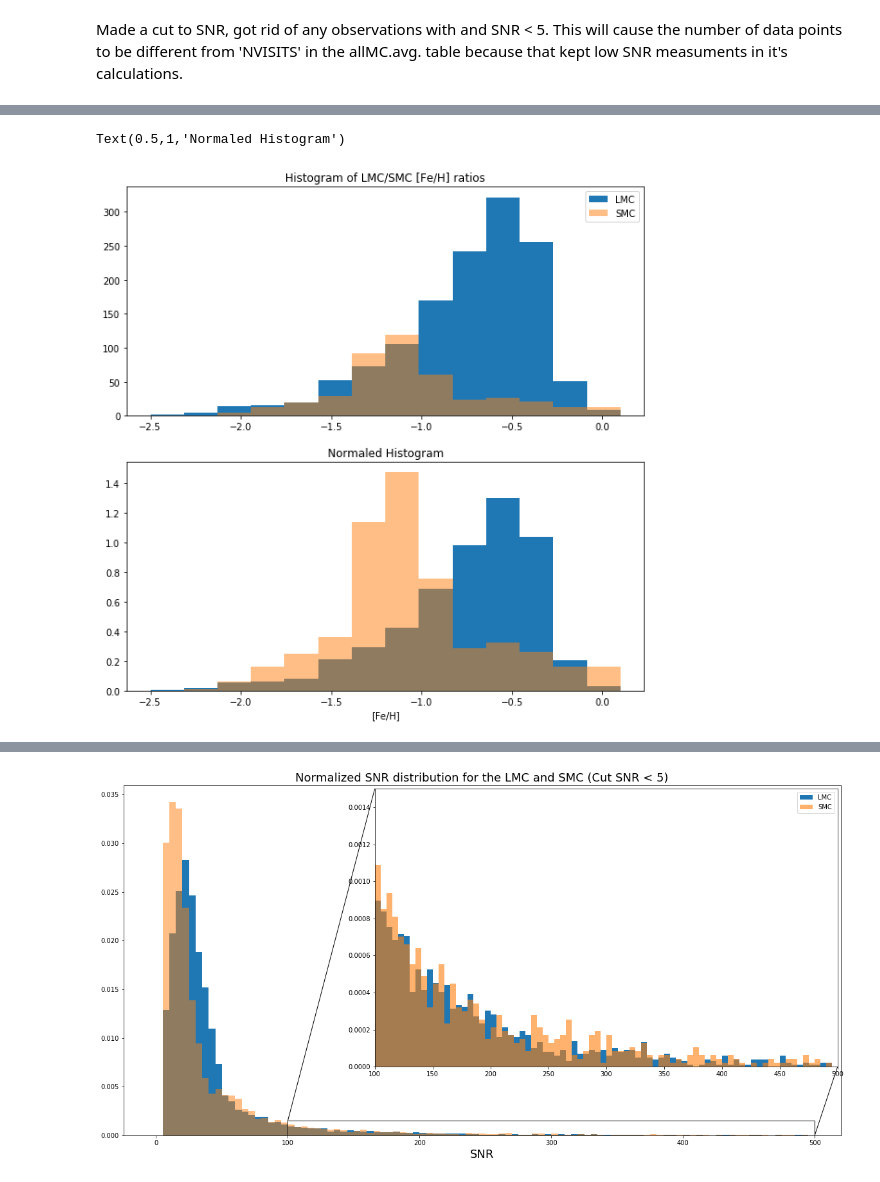
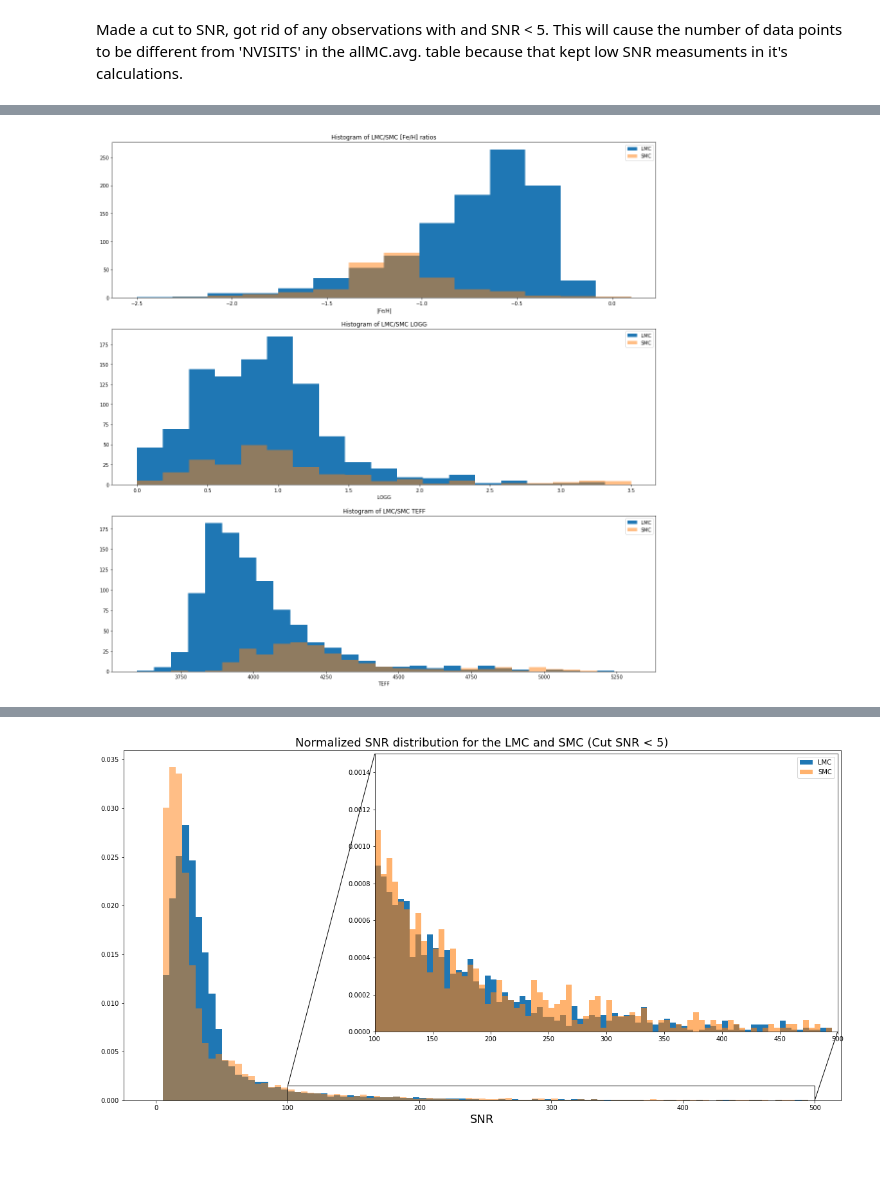
Before and after one commit to CodyDBrown/Binary-Search, a Jupyter notebook: Error Plots.ipynb, the cells around one changed output, grey strips where cells are left out. Drawn from its saved outputs; the diff is of its cells as text; code cells hidden in the pictures.

```diff
--- a/Error Plots.ipynb
+++ b/Error Plots.ipynb
@@ -13,13 +13,8 @@ import warnings
 warnings.filterwarnings('ignore')
 # %%
 %run Binary_Data_Clean2.py
-Tables = Binary_Data_Clean2('/home/cody/Binary Search/2nd_Data_Set/allMC.avg.58247.fits','/home/cody/Binary Search/2nd_Data_Set/allVisit-t9-l31c-58247.mc.fits',
+Tables = Binary_Data_Clean2('/home/cody/Binary Search/2nd_Data_Set/mc_rgb_nocuts.fits','/home/cody/Binary Search/2nd_Data_Set/allVisit-t9-l31c-58247.mc.fits',
                           '/home/cody/Binary Search/parsec_decamsdss_all.fits.gz')
 AllAvg, AllVis, ISO = Tables.get_data()
-AllVis = Tables.too_fast(AllVis,SNR_cut = True)
+AllVis = Tables.cuts(AllVis)
 AllAvg = Tables.nvisits_cut(AllAvg,5)
-AAS_RG = Tables.rg_cut(AllAvg)
-AAS_RG_ISO = Tables.iso_fit(AAS_RG, ISO)
-AAS_RV = Tables.rv_table_add(AAS_RG_ISO, AllVis)
-AllAvg_LMC_5 = Tables.mc_cut(AAS_RV, 'L')
-AllAvg_SMC_5 = Tables.mc_cut(AAS_RV, 'S')
@@ -40,16 +82,24 @@ AllVis_SMC = Tables.mc_cut(AllVis, 'S')
 # %%
-fig, (ax1,ax2) = plt.subplots(2,1,figsize = (10,10))
+fig, (ax1,ax2, ax3) = plt.subplots(3,1,figsize = (20,20))
 ax1.hist(AllAvg_LMC_5['FE_H'], color = 'C0', bins = np.linspace(-2.5,.1,15), label = 'LMC')
 ax1.hist(AllAvg_SMC_5['FE_H'], color = 'C1', alpha = 0.5,bins = np.linspace(-2.5,.1,15),label = 'SMC')
 
-ax2.hist(AllAvg_LMC_5['FE_H'], color = 'C0', bins = np.linspace(-2.5,.1,15), normed=True)
-ax2.hist(AllAvg_SMC_5['FE_H'], color = 'C1', alpha = 0.5,bins = np.linspace(-2.5,.1,15), normed=True)
+ax2.hist(AllAvg_LMC_5['LOGG'], color = 'C0', bins = np.linspace(0,3.5,20), label = 'LMC')
+ax2.hist(AllAvg_SMC_5['LOGG'], color = 'C1', alpha = 0.5,bins = np.linspace(0,3.5,20),label = 'SMC')
 
-fig.tight_layout
+ax3.hist(AllAvg_LMC_5['TEFF'], color = 'C0', bins = np.linspace(3600,5300,30), label = 'LMC')
+ax3.hist(AllAvg_SMC_5['TEFF'], color = 'C1', alpha = 0.5,bins = np.linspace(3600,5300,30),label = 'SMC')
+
+
 ax1.set_title('Histogram of LMC/SMC [Fe/H] ratios')
+ax1.set_xlabel('[Fe/H]')
 ax1.legend()
-ax2.set_xlabel('[Fe/H]')
-ax2.set_title('Normaled Histogram')
+ax2.set_title('Histogram of LMC/SMC LOGG')
+ax2.set_xlabel('LOGG')
+ax2.legend()
+ax3.set_title('Histogram of LMC/SMC TEFF')
+ax3.set_xlabel('TEFF')
+ax3.legend()
+plt.show()
 # %% [output]
-Text(0.5,1,'Normaled Histogram')
-[figure, old version]
+[figure, new version]
```
Also changed, not shown: parts of 20 cells of this notebook, 1 other file.
